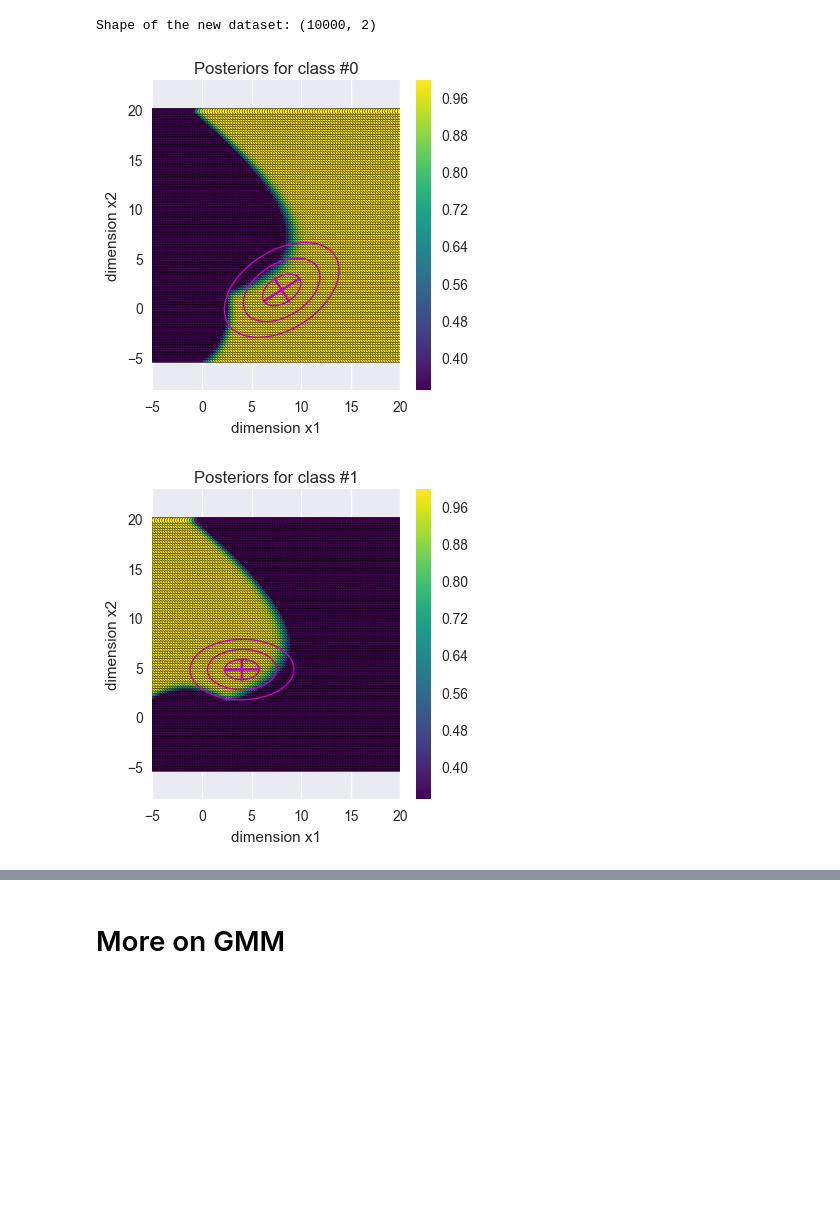
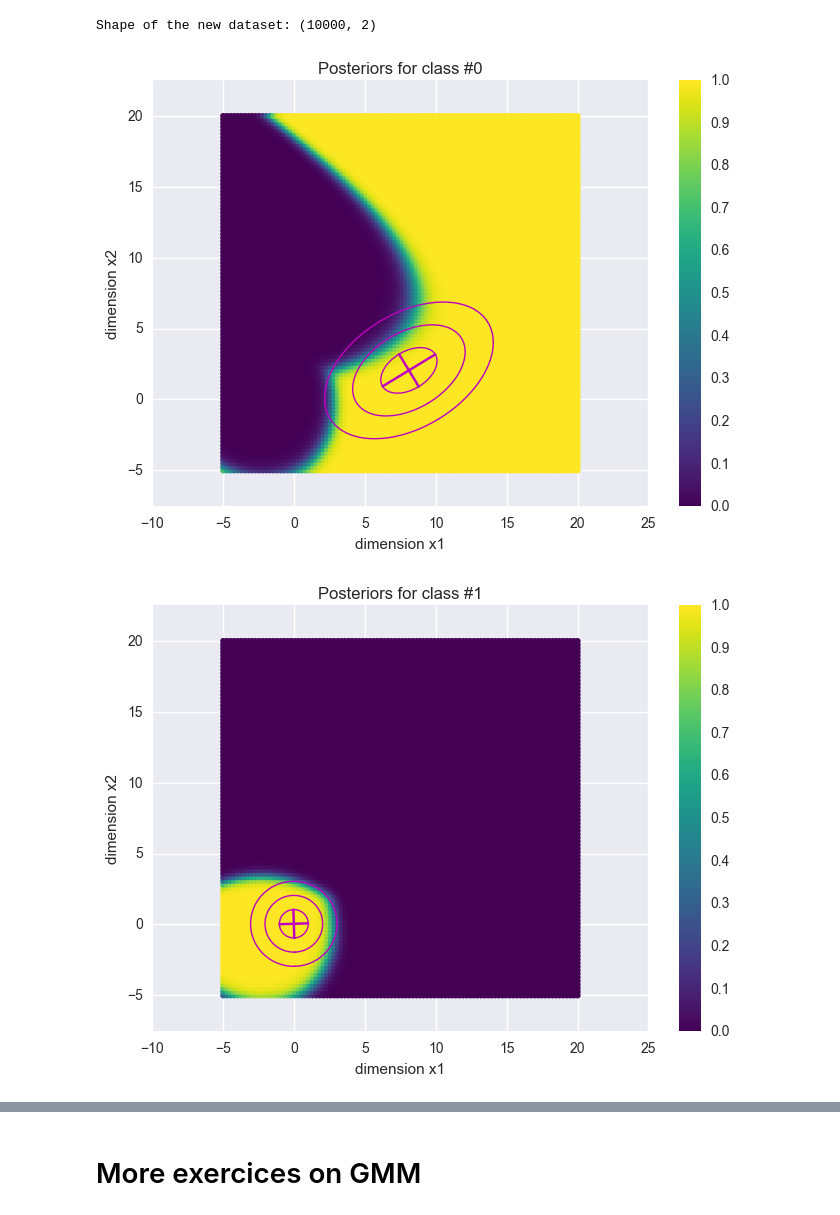
Before and after one commit to obidam/m2poc2018, a Jupyter notebook: tp/gmm/Practice for first hands on GMM.ipynb, the cells around one changed output, grey strips where cells are left out. Saved outputs shown, nothing was run; the diff lists cells and outputs as text; code cells hidden in the pictures; blank space fills up the shorter version.

```diff
--- a/tp/gmm/Practice for first hands on GMM.ipynb
+++ b/tp/gmm/Practice for first hands on GMM.ipynb
@@ -217,10 +224,10 @@ Robustness of the classification: 99.47 %, i.e.  Virtually certain
 # Useful functions for visualisation:
 def plot_GMMellipse(gmm,ik,col,ax,label="",std=[1],main_axes=True,**kwargs):
     """
-        Plot an 1-STD ellipse for a given component (ik) and 2 given dimensions (id)
-        of the GMM model gmm
+        Plot an 1-STD ellipse for a given component (ik) of the GMM model gmm.
         This is my routine, simply working with a matplotlib plot method
-        I also added the possibility to plot the main axes of the ellipse
+        I also added the possibility to plot the main axes of the ellipse.
+        (c) G. Maze
     """
     id = [0,1]
     covariances = gmm.covariances_[ik][(id[0],id[0],id[1],id[1]),(id[0],id[1],id[0],id[1])].reshape(2,2)
@@ -252,9 +259,9 @@ def plot_GMMellipse(gmm,ik,col,ax,label="",std=[1],main_axes=True,**kwargs):
 # %%
 # Plot the posteriors:
 for ik in np.arange(K):
-    fig, ax = plt.subplots(nrows=1, ncols=1, dpi=80, facecolor='w', edgecolor='k', sharey=True)
+    fig, ax = plt.subplots(nrows=1, ncols=1, dpi=80, facecolor='w', edgecolor='k')
 
-    sc = ax.scatter(D[:, 0], D[:, 1], c=posts[:,ik], s=20, cmap='viridis', vmin=1./K, vmax=1.)
+    sc = ax.scatter(D[:, 0], D[:, 1], c=posts[:,ik], s=20, cmap='viridis', vmin=0., vmax=1.)
     plt.axis('equal')
     plt.xlabel('dimension x1')
     plt.ylabel('dimension x2')
@@ -262,7 +269,5 @@ for ik in np.arange(K):
     plt.grid(True)
     plt.colorbar(sc)
     p,ax=plot_GMMellipse(gmm,ik,'m',ax,label="Class-%i"%(ik),linewidth=1,std=[1,2,3])
-    ax.set_xlim([-5.,20.])
-    ax.set_ylim([-5.,20.])
     plt.show()
 # %% [output]
@@ -272,10 +277,8 @@ for ik in np.arange(K):
 # %%
 # Plot the labels:
-fig, ax = plt.subplots(nrows=1, ncols=1, figsize=(8,8), dpi=80, facecolor='w', edgecolor='k')
+fig, ax = plt.subplots(nrows=1, ncols=1, dpi=80, facecolor='w', edgecolor='k')
 sc = plt.scatter(D[:, 0], D[:, 1], c=labels, s=30, cmap='viridis', vmin=0, vmax=K-1)
 plt.axis('equal')
-plt.xlim([-5,20])
-plt.ylim([-5,20])
 plt.xlabel('dimension x1')
 plt.ylabel('dimension x2')
 plt.title("Labels attributed to the dataset with a GMM of %i components"%(K))
@@ -291,10 +294,8 @@ plt.show()
 # %%
 # Plot the robustness:
-fig, ax = plt.subplots(nrows=1, ncols=1, figsize=(8,8), dpi=80, facecolor='w', edgecolor='k')
+fig, ax = plt.subplots(nrows=1, ncols=1, dpi=80, facecolor='w', edgecolor='k')
 sc = plt.scatter(D[:, 0], D[:, 1], c=robust, s=30, cmap='hot', vmin=0., vmax=1.)
 plt.axis('equal')
-plt.xlim([-5,20])
-plt.ylim([-5,20])
 plt.xlabel('dimension x1')
 plt.ylabel('dimension x2')
 plt.title("Robustness of the labels attributed to the dataset with a GMM of %i components"%(K))
@@ -329,51 +330,45 @@ Shape of the new dataset: (10000, 2)
 # %%
 # Plot the posteriors:
 for ik in np.arange(K):
-    fig, ax = plt.subplots(nrows=1, ncols=1, figsize=(4,4), dpi=100, facecolor='w', edgecolor='k', sharey=True)
+    fig, ax = plt.subplots(nrows=1, ncols=1, dpi=100, facecolor='w', edgecolor='k', sharey=True)
 
-    sc = ax.scatter(D2[:, 0], D2[:, 1], c=posts2[:,ik], s=20, cmap='viridis', vmin=1./K, vmax=1.)
+    sc = ax.scatter(D2[:, 0], D2[:, 1], c=posts2[:,ik], s=20, cmap='viridis', vmin=0., vmax=1., edgecolor='')
     plt.axis('equal')
-    plt.xlim([-5,20])
-    plt.ylim([-5,20])
     plt.xlabel('dimension x1')
     plt.ylabel('dimension x2')
     plt.title("Posteriors for class #%i"%(ik))
     plt.grid(True)
     plt.colorbar(sc)
     p,ax=plot_GMMellipse(gmm,ik,'m',ax,label="Class-%i"%(ik),linewidth=1,std=[1,2,3])
     plt.show()
 
 # Plot the labels:
-fig, ax = plt.subplots(nrows=1, ncols=1, figsize=(8,8), dpi=80, facecolor='w', edgecolor='k')
-sc = plt.scatter(D2[:, 0], D2[:, 1], c=labels2, s=30, cmap='viridis', vmin=0, vmax=K-1)
+fig, ax = plt.subplots(nrows=1, ncols=1, dpi=100, facecolor='w', edgecolor='k')
+sc = plt.scatter(D2[:, 0], D2[:, 1], c=labels2, s=20, cmap='viridis', vmin=0., vmax=K-1., edgecolor='')
 plt.axis('equal')
-plt.xlim([-5,20])
-plt.ylim([-5,20])
 plt.xlabel('dimension x1')
 plt.ylabel('dimension x2')
 plt.title("Labels attributed to the dataset with a GMM of %i components"%(K))
 plt.grid(True)
 plt.colorbar(sc)
 colors = iter(plt.cm.rainbow(np.linspace(0, 1, K)))
 for ik in np.arange(K):
     a,a = plot_GMMellipse(gmm,ik,next(colors),ax,label="Class-%i"%(ik),linewidth=2)
 ax.legend(loc='upper left')
 plt.show()
 
 # Plot the robustness:
-fig, ax = plt.subplots(nrows=1, ncols=1, figsize=(8,8), dpi=80, facecolor='w', edgecolor='k')
-sc = plt.scatter(D2[:, 0], D2[:, 1], c=robust2, s=30, cmap='hot', vmin=0., vmax=1.)
+fig, ax = plt.subplots(nrows=1, ncols=1, dpi=100, facecolor='w', edgecolor='k')
+sc = plt.scatter(D2[:, 0], D2[:, 1], c=robust2, s=20, cmap='hot', vmin=0., vmax=1., edgecolor='')
 plt.axis('equal')
-plt.xlim([-5,20])
-plt.ylim([-5,20])
 plt.xlabel('dimension x1')
 plt.ylabel('dimension x2')
 plt.title("Robustness of the labels attributed to the dataset with a GMM of %i components"%(K))
 plt.grid(True)
 plt.colorbar(sc)
 for ik in np.arange(K):
     a,a = plot_GMMellipse(gmm,ik,'m',ax,label="Class-%i"%(ik),linewidth=1,std=[1,2,3])
 plt.show()
 # %% [output]
-[figure, old version]
+[figure, new version]
-[figure, old version]
+[figure, new version]
@@ -383,2 +378,2 @@ plt.show()
 # %% [markdown]
-# More on GMM
+# More exercices on GMM
```
Also changed, not shown: parts of 17 cells of this notebook.
